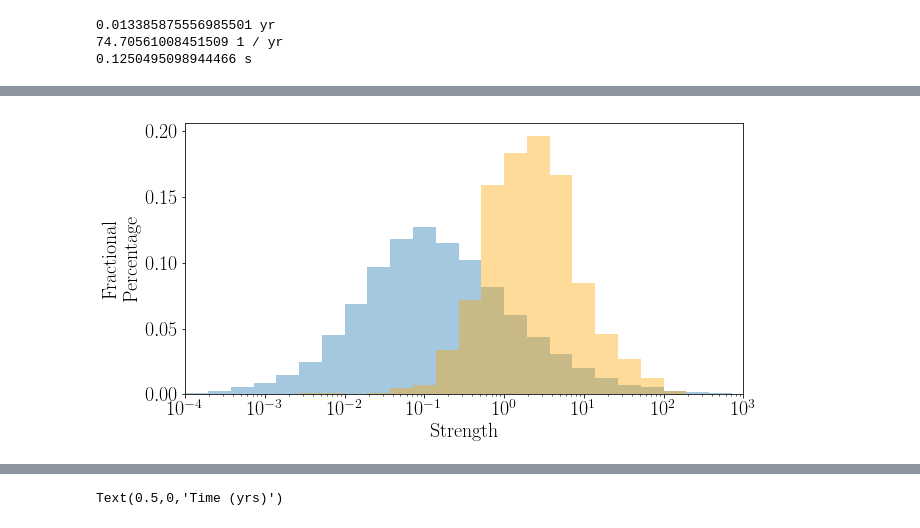
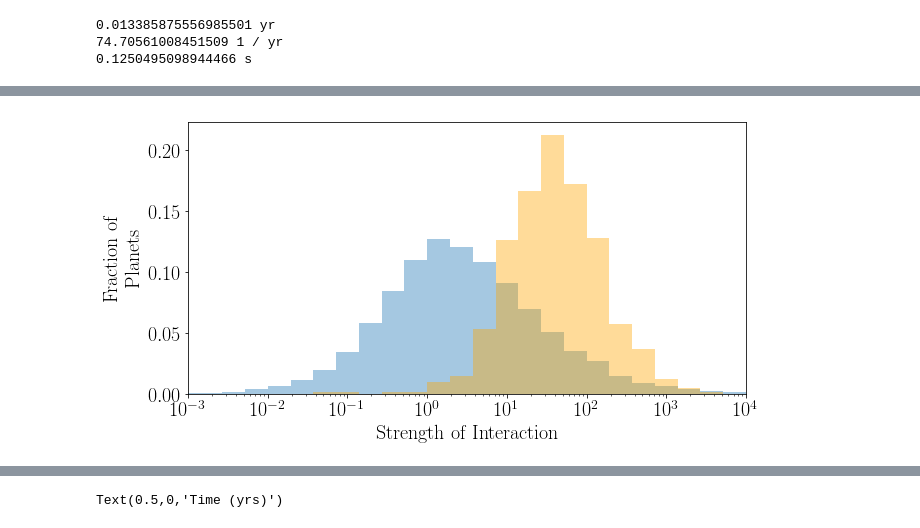
Before and after one commit to dm1681/MergingPerts, a Jupyter notebook: fig_gen.ipynb, the cells around one changed output, grey strips where cells are left out. Saved outputs shown, nothing was run; the diff lists cells and outputs as text; code cells hidden in the pictures.

```diff
--- a/fig_gen.ipynb
+++ b/fig_gen.ipynb
@@ -886,26 +996,26 @@ make_eqorb_merge_eq_nomerge_hist(distorb_caused_merge)
 # %%
 strength_data = final_data_eqorb['strength']
 fontsize=20
 
 fig,ax = plt.subplots(1,1)
 fig.set_size_inches(10,5)
 #x_bins = np.logspace(4,16,50)
 x_bins = np.logspace(-6, 8, 50)
 hist_data = ax.hist(strength_data, x_bins, weights=np.zeros_like(strength_data)+1./strength_data.size, alpha=0.4, label='all cases')
 
 orange = ax.hist(distorb_caused_merge['strength'],x_bins,color='orange', alpha=0.4,
                     weights=np.zeros_like(distorb_caused_merge['strength'])+1./distorb_caused_merge['strength'].size,
                 label='C caused Merge')
 ax.set_xscale('log')
-ax.set_xlim(1e-4,1e3)
-ax.set_xlabel('Strength', fontsize=fontsize)
-ax.set_ylabel('Fractional\nPercentage', fontsize=fontsize)
+ax.set_xlim(1e-3,1e4)
+ax.set_xlabel('Strength of Interaction', fontsize=fontsize)
+ax.set_ylabel('Fraction of\nPlanets', fontsize=fontsize)
 ax.tick_params(labelsize=fontsize)
 
 fig.savefig('./figs/strength_hist.pdf', bbox_inches='tight', dpi=300)
 #orb_merge_eq_nomerge_data[:,-3].astype(np.float64)
 # %% [output]
-[figure, old version]
+[figure, new version]
 # %%
 # cite murray and dermott that disturbing function scales with with e proportional to this function.
 # can normalize strength?
```
Also changed, not shown: parts of 30 cells of this notebook.
